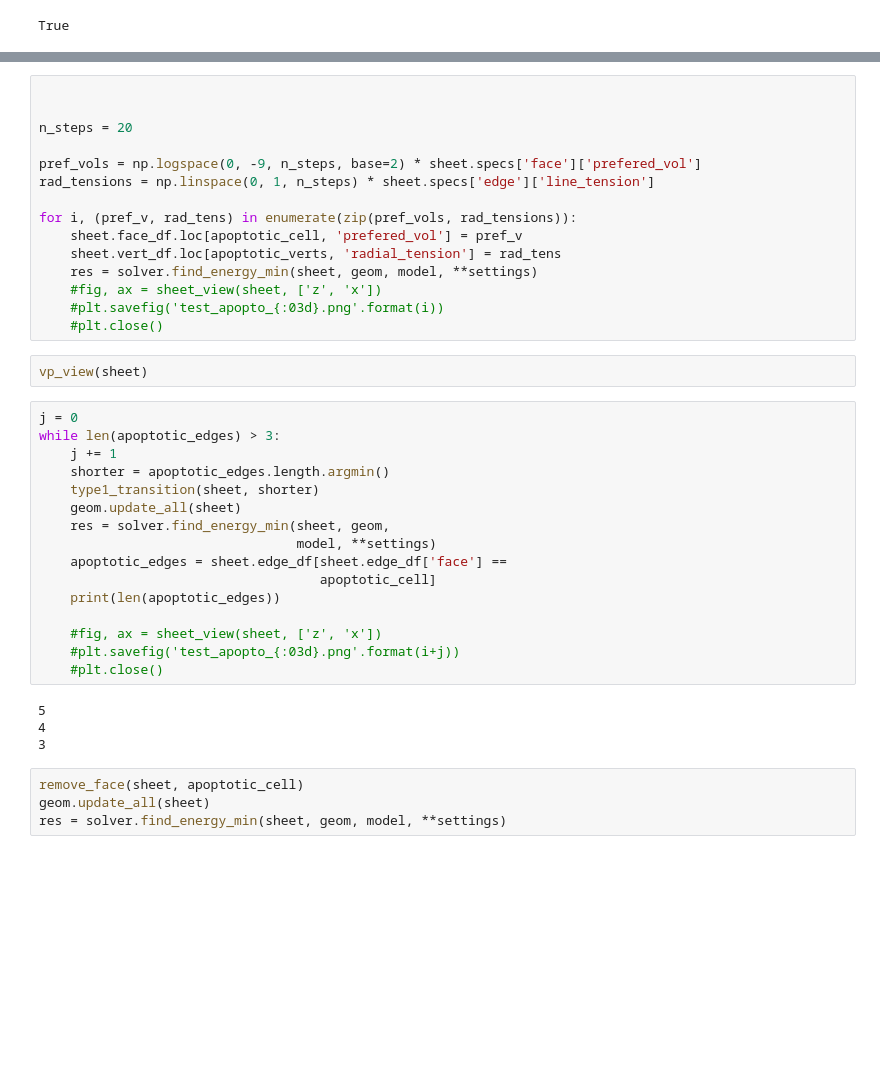
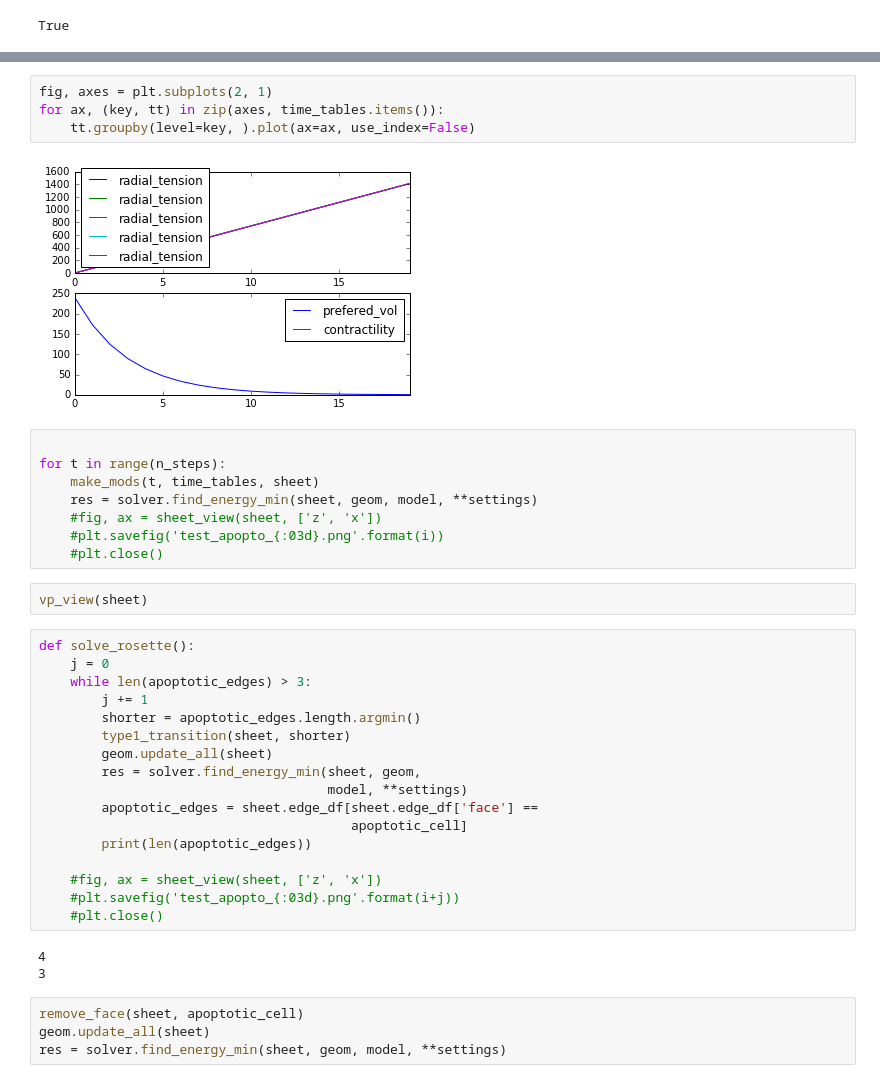
Before and after one commit to glyg/notebooks, a Jupyter notebook: tyssue/dynamics/Apoptosis.ipynb, the cells around one changed output, grey strips where cells are left out. Cells and saved outputs as stored; diff of their text form; blank space fills up the shorter version.

```diff
--- a/tyssue/dynamics/Apoptosis.ipynb
+++ b/tyssue/dynamics/Apoptosis.ipynb
@@ -82,14 +222,13 @@ Indices of the apoptotic vertices: [75 78 76 81 90 87]
+# %%
+fig, axes = plt.subplots(2, 1)
+for ax, (key, tt) in zip(axes, time_tables.items()):
+    tt.groupby(level=key, ).plot(ax=ax, use_index=False)
+# %% [output]
+[figure, added]
 # %%
 
-
-n_steps = 20
-
-pref_vols = np.logspace(0, -9, n_steps, base=2) * sheet.specs['face']['prefered_vol']
-rad_tensions = np.linspace(0, 1, n_steps) * sheet.specs['edge']['line_tension']
-
-for i, (pref_v, rad_tens) in enumerate(zip(pref_vols, rad_tensions)):
-    sheet.face_df.loc[apoptotic_cell, 'prefered_vol'] = pref_v
-    sheet.vert_df.loc[apoptotic_verts, 'radial_tension'] = rad_tens
+for t in range(n_steps):
+    make_mods(t, time_tables, sheet)
     res = solver.find_energy_min(sheet, geom, model, **settings)
     #fig, ax = sheet_view(sheet, ['z', 'x'])
     #plt.savefig('test_apopto_{:03d}.png'.format(i))
@@ -97,23 +236,23 @@ for i, (pref_v, rad_tens) in enumerate(zip(pref_vols, rad_tensions)):
 # %%
 vp_view(sheet)
 # %%
-j = 0
-while len(apoptotic_edges) > 3:
-    j += 1
-    shorter = apoptotic_edges.length.argmin()
-    type1_transition(sheet, shorter)
-    geom.update_all(sheet)
-    res = solver.find_energy_min(sheet, geom,
-                                 model, **settings)
-    apoptotic_edges = sheet.edge_df[sheet.edge_df['face'] ==
-                                    apoptotic_cell]
-    print(len(apoptotic_edges))
+def solve_rosette():
+    j = 0
+    while len(apoptotic_edges) > 3:
+        j += 1
+        shorter = apoptotic_edges.length.argmin()
+        type1_transition(sheet, shorter)
+        geom.update_all(sheet)
+        res = solver.find_energy_min(sheet, geom,
+                                     model, **settings)
+        apoptotic_edges = sheet.edge_df[sheet.edge_df['face'] ==
+                                        apoptotic_cell]
+        print(len(apoptotic_edges))
 
     #fig, ax = sheet_view(sheet, ['z', 'x'])
     #plt.savefig('test_apopto_{:03d}.png'.format(i+j))
     #plt.close()
 # %% [output]
-5
 4
 3
 # %%
```
Also changed, not shown: parts of 11 cells of this notebook, 2 other files.
